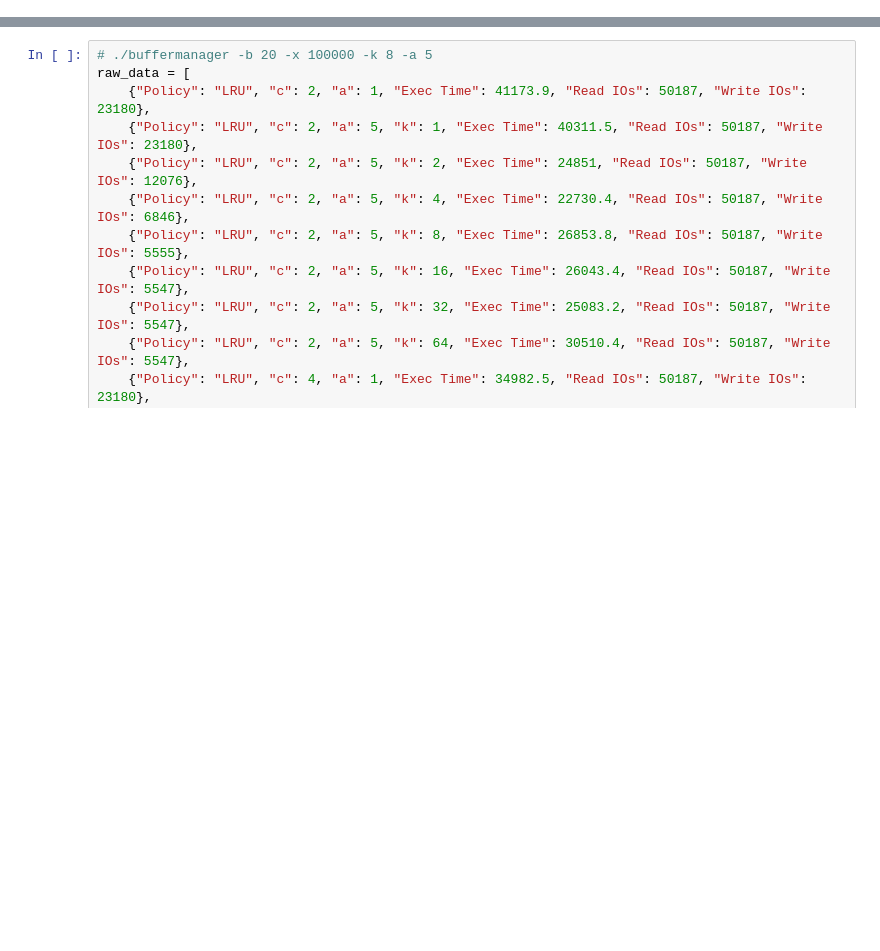
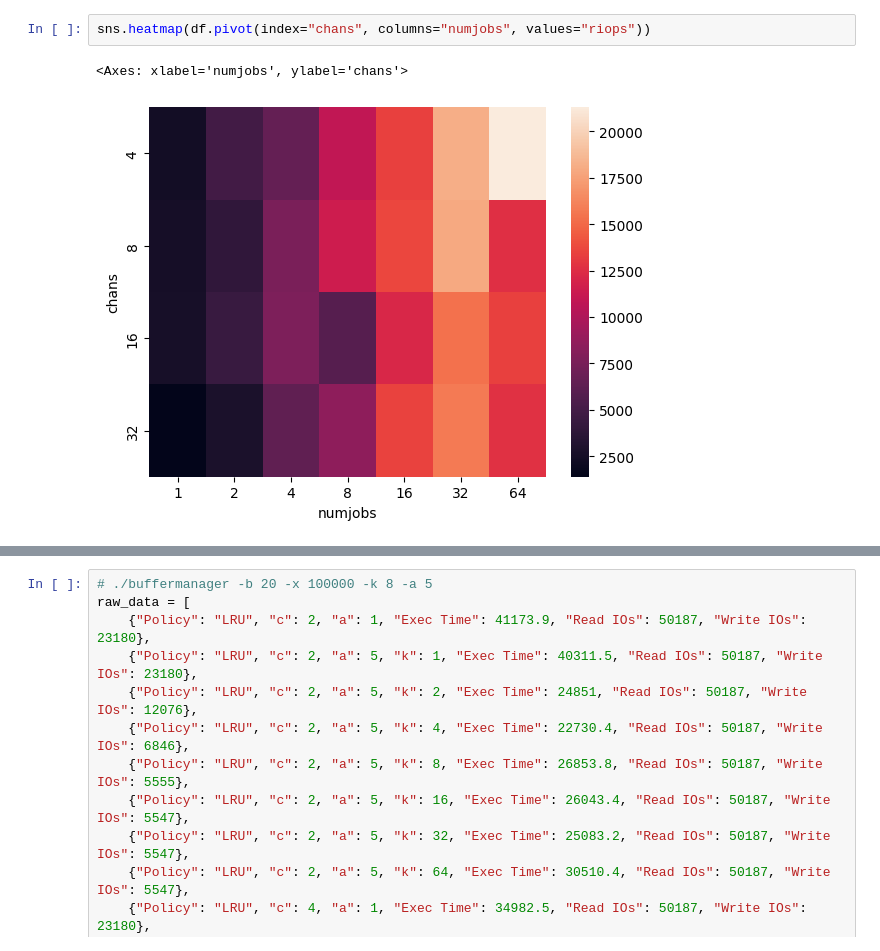
Before and after one commit to uenot/cs561-fproj-data, a Jupyter notebook: analysis.ipynb, the cells around one changed output, grey strips where cells are left out. Drawn from its saved outputs; the diff is of its cells as text; blank space fills up the shorter version.

```diff
--- a/analysis.ipynb
+++ b/analysis.ipynb
@@ -3,0 +67,5 @@ import seaborn as sns
+# %%
+sns.heatmap(df.pivot(index="chans", columns="numjobs", values="riops"))
+# %% [output]
+<Axes: xlabel='numjobs', ylabel='chans'>
+[figure, added]
```
Also changed, not shown: parts of 9 cells of this notebook.
